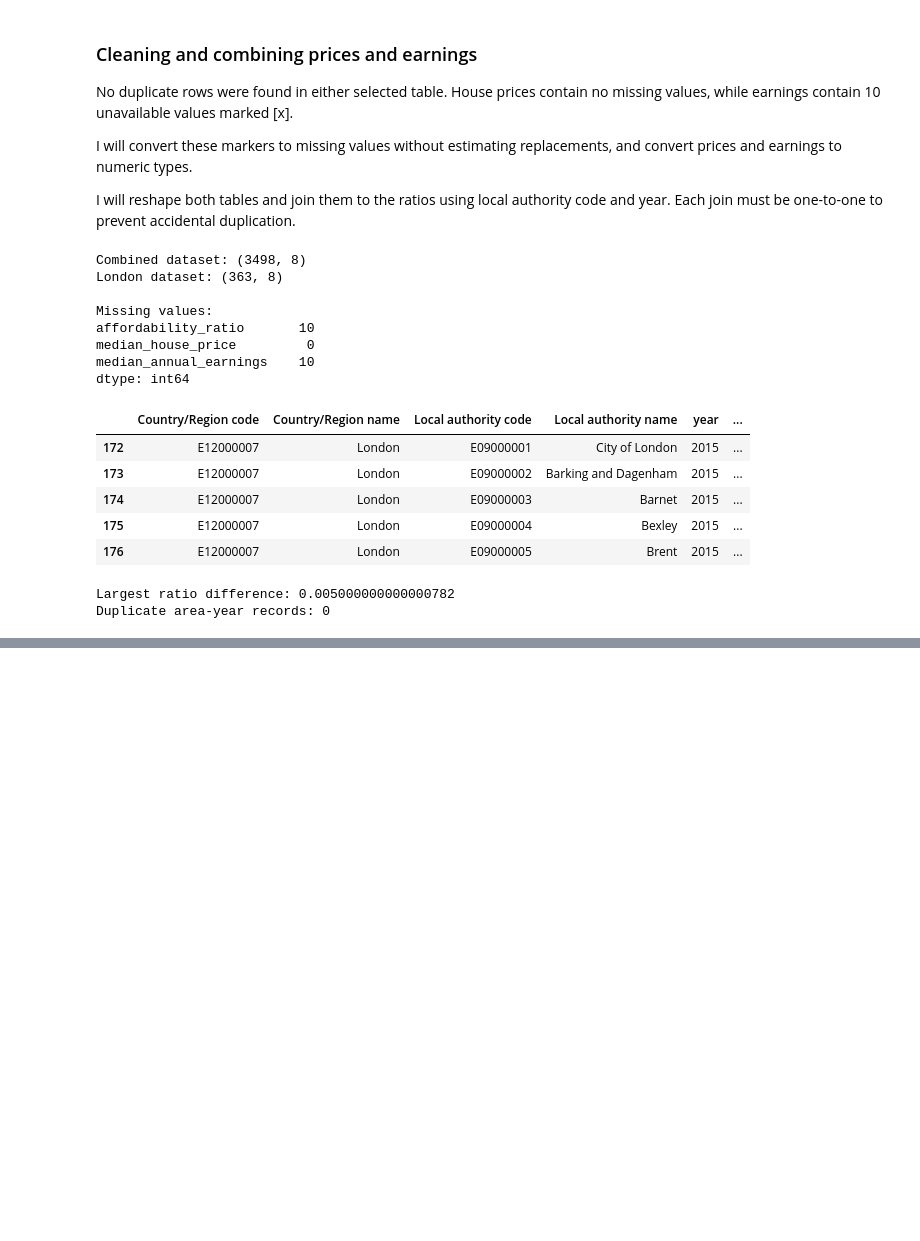
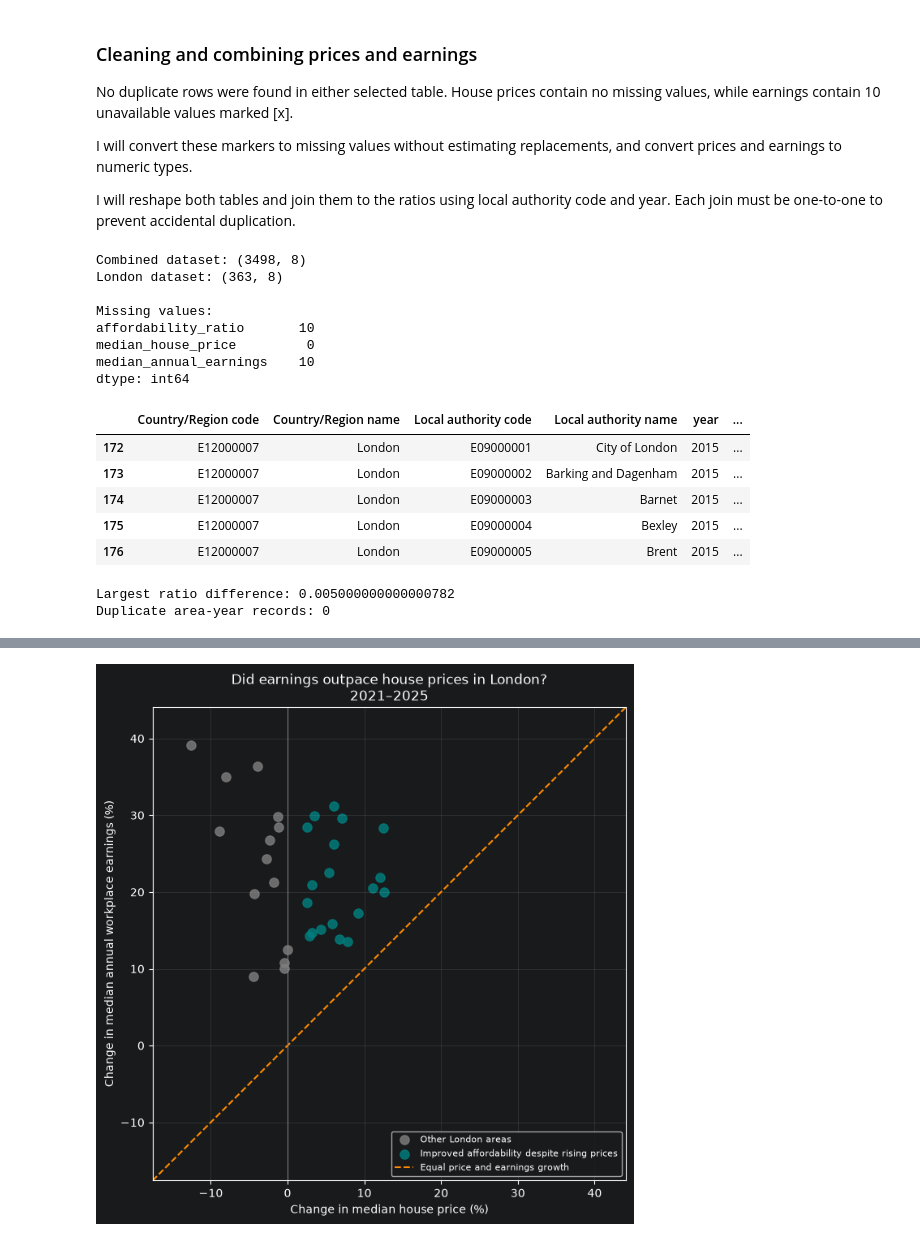
Before and after one commit to mayanaise/london-housing-affordability, a Jupyter notebook: london-housing-affordability.ipynb, the cells around one changed output, grey strips where cells are left out. Cells and saved outputs as stored; diff of their text form; code cells hidden in the pictures; blank space fills up the shorter version.

Commit message:
Analyse affordability changes- add first two charts

```diff
--- a/london-housing-affordability.ipynb
+++ b/london-housing-affordability.ipynb
@@ -400,0 +513,73 @@ Duplicate area-year records: 0
+# %%
+import matplotlib.pyplot as plt
+
+fig, ax = plt.subplots(figsize=(10, 7))
+
+# Identify areas where prices rose but affordability improved
+highlight = (
+    (changes["price_change_pct"] > 0)
+    & (changes["ratio_change_pct"] < 0)
+)
+
+# Plot the remaining London areas
+ax.scatter(
+    changes.loc[~highlight, "price_change_pct"],
+    changes.loc[~highlight, "earnings_change_pct"],
+    color="grey",
+    s=65,
+    alpha=0.8,
+    label="Other London areas"
+)
+
+# Highlight improving areas with rising house prices
+ax.scatter(
+    changes.loc[highlight, "price_change_pct"],
+    changes.loc[highlight, "earnings_change_pct"],
+    color="teal",
+    s=65,
+    alpha=0.8,
+    label="Improved affordability despite rising prices"
+)
+
+# Use matching axis scales
+low = min(
+    changes["price_change_pct"].min(),
+    changes["earnings_change_pct"].min(),
+    0
+) - 5
+
+high = max(
+    changes["price_change_pct"].max(),
+    changes["earnings_change_pct"].max()
+) + 5
+
+# Equal growth leaves the price-to-earnings ratio unchanged
+ax.plot(
+    [low, high],
+    [low, high],
+    linestyle="--",
+    color="darkorange",
+    linewidth=1.5,
+    label="Equal price and earnings growth"
+)
+
+# Mark where house prices did not change
+ax.axvline(0, color="grey", linewidth=0.8)
+
+ax.set_xlim(low, high)
+ax.set_ylim(low, high)
+ax.set_aspect("equal", adjustable="box")
+
+ax.set_title(
+    "Did earnings outpace house prices in London?\n2021–2025"
+)
+ax.set_xlabel("Change in median house price (%)")
+ax.set_ylabel("Change in median annual workplace earnings (%)")
+
+ax.grid(alpha=0.2)
+ax.legend(fontsize=8, loc="best")
+
+plt.tight_layout()
+plt.show()
+# %% [output]
+[figure, added]
```
Also changed, not shown: parts of 9 cells of this notebook.
